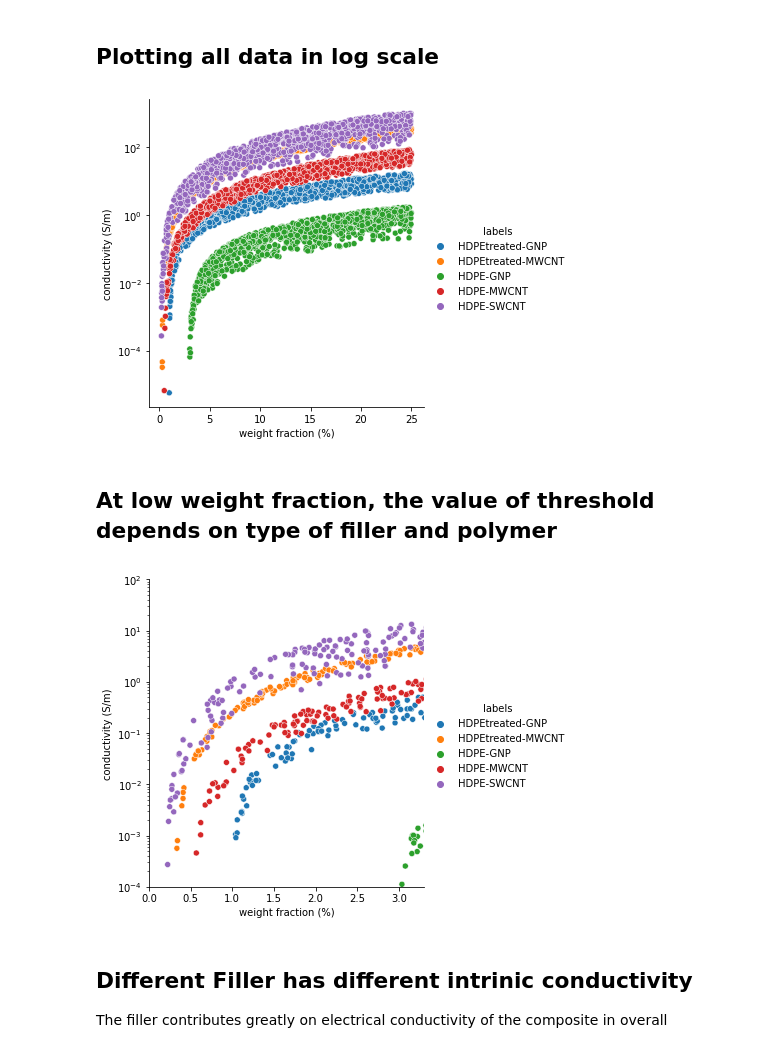
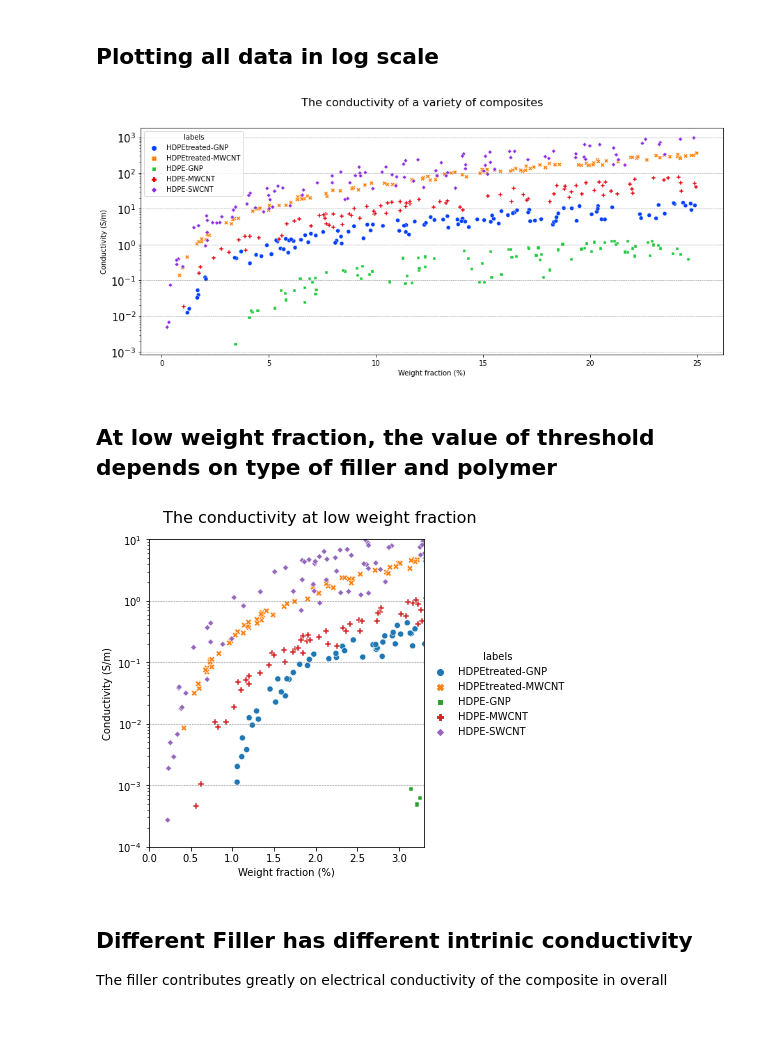
Before and after one commit to linhhlp/electrical-conductivity-nanocomposite, a Jupyter notebook: Step2_Visualize_data.ipynb, the cells around one changed output. Cells and saved outputs as stored; diff of their text form; code cells hidden in the pictures; blank space fills up the shorter version.

Commit message:
Update on visualization

```diff
--- a/Step2_Visualize_data.ipynb
+++ b/Step2_Visualize_data.ipynb
@@ -44,22 +86,33 @@ memory usage: 273.6+ KB
 # %% [markdown]
 ## Plotting all data in log scale
 # %%
-g = sns.relplot(data=alldata ,x="wt_l1", y ="conductivity", hue="labels", kind="scatter"  )
-g.set_xlabels("weight fraction (%)")
-g.set_ylabels("conductivity (S/m)")
-g.set(yscale="log");
+fig, ax = plt.subplots(figsize=(15,6))
+g = sns.scatterplot(data=sparseArray(alldata, 0.9 ), x="wt_l1", y="conductivity", hue="labels",
+                        palette="bright", ax = ax, style="labels")
+plt.xlabel("Weight fraction (%)")
+plt.ylabel("Conductivity (S/m)")
+plt.suptitle("The conductivity of a variety of composites",  fontsize=16, ha='center')
+plt.yscale("log")
+plt.grid(axis = 'y',color = 'grey', linestyle = '--', linewidth = 0.5)
+plt.yticks(fontsize=15)
+
+plt.show()
 # %% [output]
-[figure, old version]
+[figure, new version]
 # %% [markdown]
 ## At low weight fraction, the value of threshold depends on type of filler and polymer
 # %%
 # Zoom in low range of wt
-g = sns.relplot(data=alldata ,x="wt_l1", y ="conductivity", hue="labels", kind="scatter"  )
-g.set_xlabels("weight fraction (%)")
-g.set_ylabels("conductivity (S/m)")
-g.set(yscale="log", xlim=[0,3.3], ylim=[1e-4,100]);
+g = sns.relplot(data=sparseArray(alldata, 0.5 ), x="wt_l1", y="conductivity", hue="labels", kind="scatter", style="labels")
+g.set_xlabels("Weight fraction (%)")
+g.set_ylabels("Conductivity (S/m)")
+g.fig.suptitle("The conductivity at low weight fraction", y=1.05, fontsize=16, ha='center')
+g.set(yscale="log", xlim=[0,3.3], ylim=[1e-4,10])
+plt.grid(axis = 'y',color = 'grey', linestyle = '--', linewidth = 0.5)
+g.despine(top=False, right=False)
+plt.show()
 # %% [output]
-[figure, old version]
+[figure, new version]
 # %% [markdown]
 ## Different Filler has different intrinic conductivity
 The filler contributes greatly on electrical conductivity of the composite in overall
```
Also changed, not shown: parts of 10 cells of this notebook, 3 other files.
